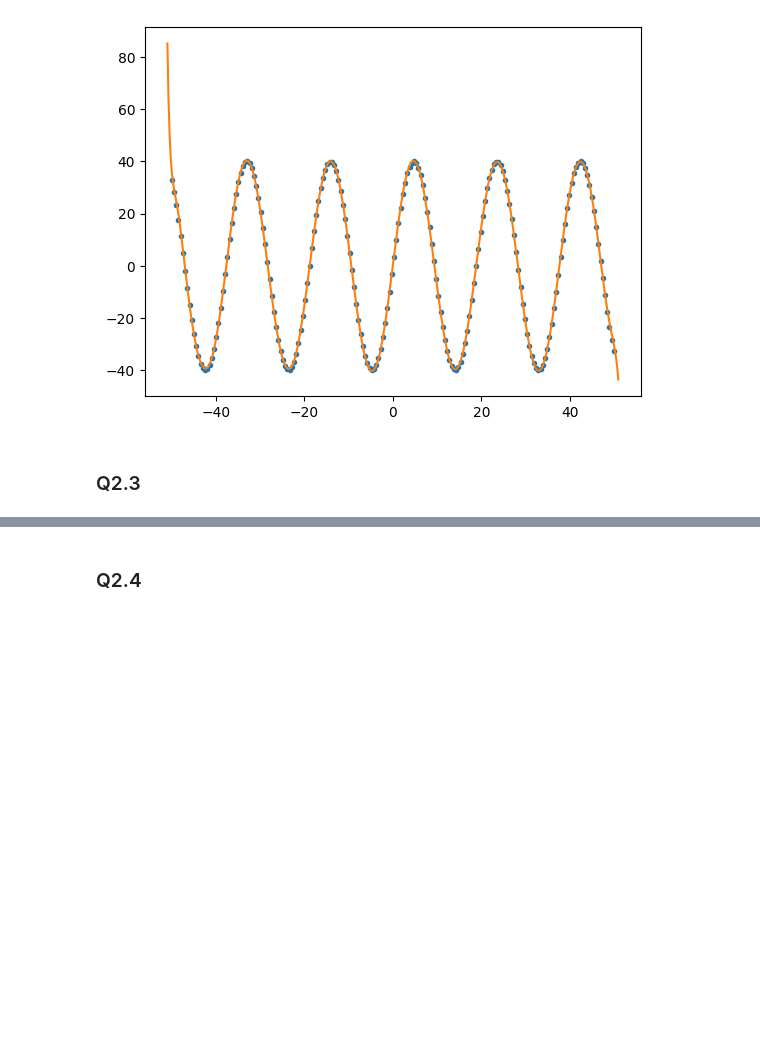
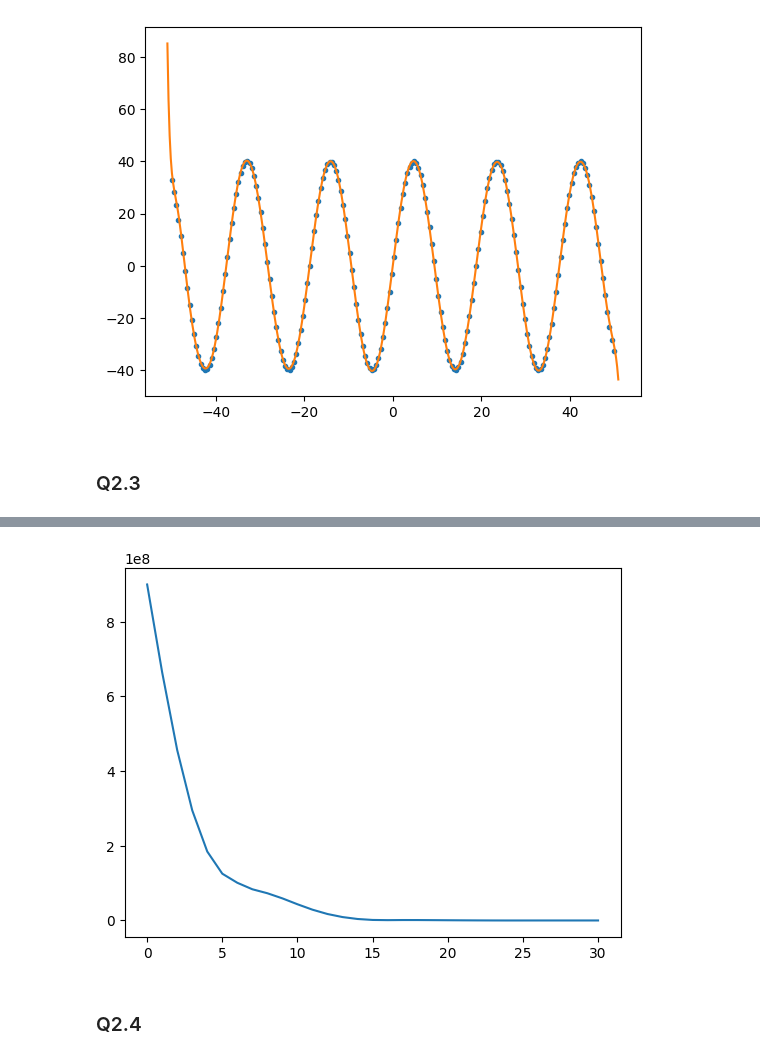
Before and after one commit to garfield-gray/Optimization, a Jupyter notebook: NonConvex/Data_Fitting_&_Denoising.ipynb, the cells around one changed output, grey strips where cells are left out. Saved outputs shown, nothing was run; the diff lists cells and outputs as text; code cells hidden in the pictures; blank space fills up the shorter version.

```diff
--- a/NonConvex/Data_Fitting_&_Denoising.ipynb
+++ b/NonConvex/Data_Fitting_&_Denoising.ipynb
@@ -266,3 +300,16 @@ plt.show()
+# %%
+Denoiseddata4 = data4
+err = []
+for i in range(31):
+  Denoiseddata4[:,1] = Denoise(data4[:,1], i)
+  y = Denoiseddata4[:,1]
+  fx = np.vander(data4[:,0],11)@Data_Fitting(data4[:,0], y, 10)
+  err.append(np.sum(np.abs(fx-data4[:,1])))
+
+plt.plot(err)
+plt.show()
+# %% [output]
+[figure, added]
 # %% [markdown]
 ### Q2.4
 # %% [markdown]
```
Also changed, not shown: parts of 16 cells of this notebook.
